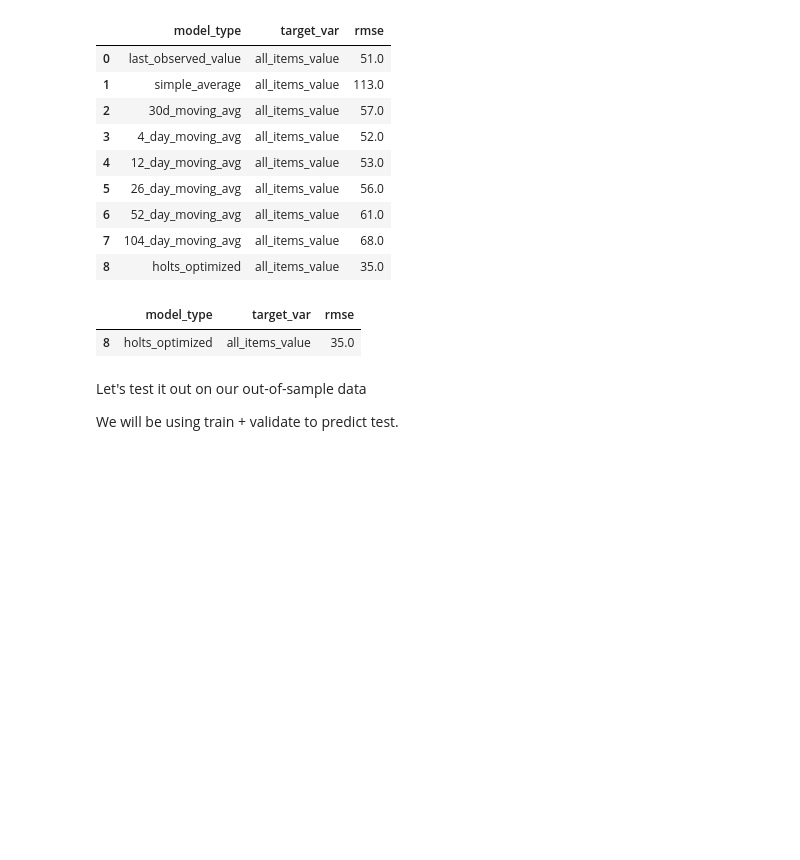
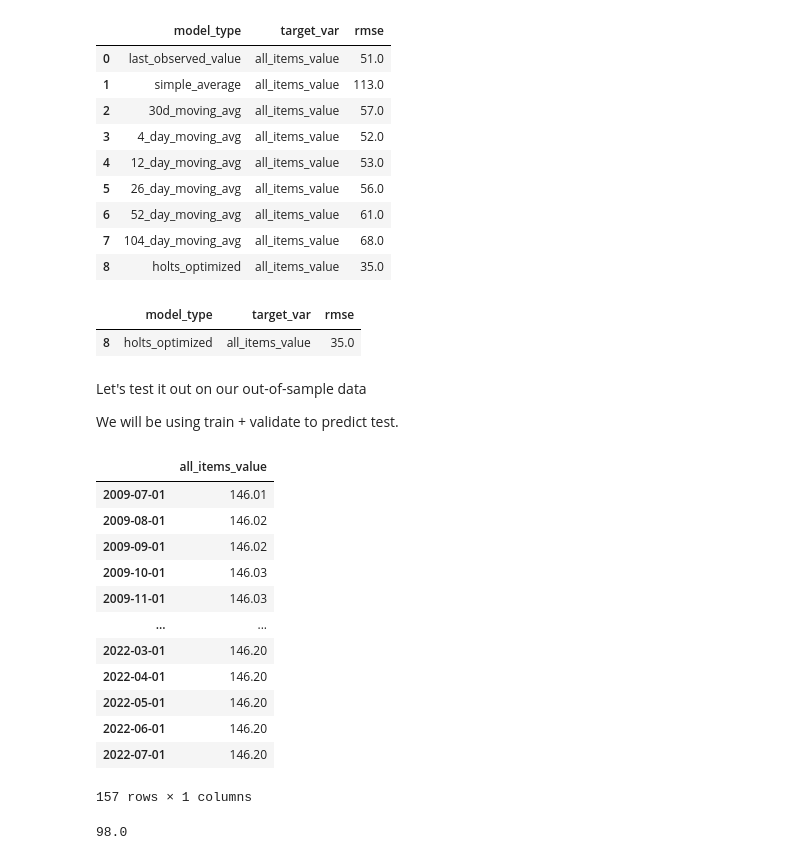
Before and after one commit to m3redithw/United-States-CPI-Prediction, a Jupyter notebook: eda.ipynb, the cells around one changed output. Cells and saved outputs as stored; diff of their text form; code cells hidden in the pictures; blank space fills up the shorter version.

Commit message:
model complete

```diff
--- a/eda.ipynb
+++ b/eda.ipynb
@@ -667,3 +669,31 @@ eval_df[(eval_df.rmse == min_rmse)]
 Let's test it out on our out-of-sample data
 
 We will be using train + validate to predict test.
+# %%
+col = 'all_items_value'
+model = Holt(train[col], exponential=False, damped=True)
+model = model.fit(optimized=True)
+yhat_items = model.predict(start = test.index[0],
+                              end = test.index[-1])
+final_yhat = pd.DataFrame(round(yhat_items, 2), columns = ['all_items_value'])
+# %%
+final_yhat
+# %% [output]
+|  | all_items_value |
+| 2009-07-01 | 146.01 |
+| 2009-08-01 | 146.02 |
+| 2009-09-01 | 146.02 |
+| 2009-10-01 | 146.03 |
+| 2009-11-01 | 146.03 |
+| ... | ... |
+| 2022-03-01 | 146.20 |
+| 2022-04-01 | 146.20 |
+| 2022-05-01 | 146.20 |
+| 2022-06-01 | 146.20 |
+| 2022-07-01 | 146.20 |
+157 rows × 1 columns
+# %%
+rmse = round(sqrt(mean_squared_error(test[col], final_yhat[col])), 0)
+rmse
+# %% [output]
+98.0
```
Also changed, not shown: parts of 1 cell of this notebook.
